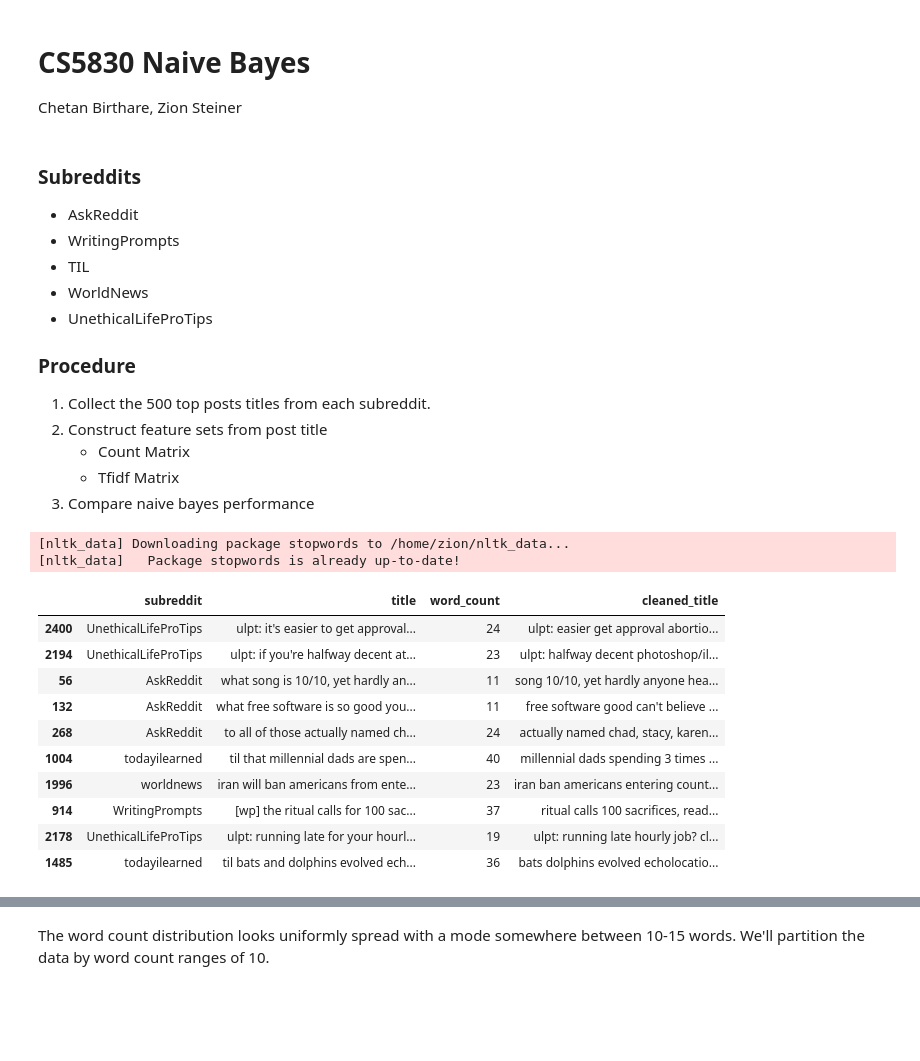
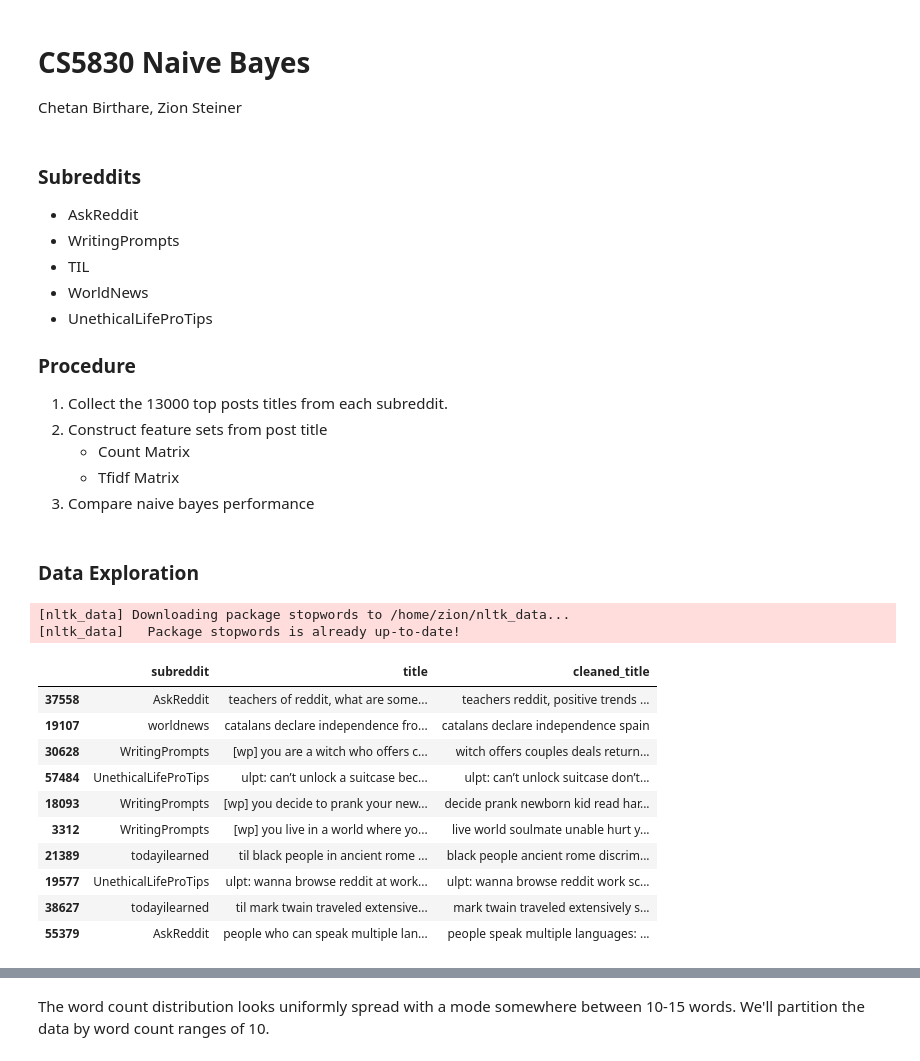
Before and after one commit to zionsteiner/NaiveBayesRedditTitleClassification, a Jupyter notebook: project5_zion.ipynb, the cells around one changed output, grey strips where cells are left out. Cells and saved outputs as stored; diff of their text form; code cells hidden in the pictures; blank space fills up the shorter version.

```diff
--- a/project5_zion.ipynb
+++ b/project5_zion.ipynb
@@ -17,7 +17,7 @@ import praw
 * UnethicalLifeProTips
 
 ### Procedure
-1. Collect the 500 top posts titles from each subreddit.
+1. Collect the 13000 top posts titles from each subreddit.
 2. Construct feature sets from post title
     * Count Matrix
     * Tfidf Matrix
@@ -40,28 +40,30 @@ for sub in subs:
+# %% [markdown]
+### Data Exploration
 # %%
 # Remove stopwords (a, the, that, etc) from titles
 
 from nltk.corpus import stopwords
 import nltk
 nltk.download('stopwords')
 
 stop_words = set(stopwords.words('english')) | set(['would', 'ulpt', '[wp]', 'til', '[eu]', '[ot]', '[pi]', '[serious]'])
 
-df_title = pd.read_csv('data/titles.csv', index_col=0)
+df_title = pd.read_csv('data/titles_65k.csv', index_col=0)
 
 df_title['cleaned_title'] = df_title['title'].apply(lambda title: ' '.join([word for word in title.split() if word not in stop_words]))
 df_title.to_csv('data/titles.csv')
 df_title.sample(10)
 # %% [output]
 [nltk_data] Downloading package stopwords to /home/zion/nltk_data...
 [nltk_data]   Package stopwords is already up-to-date!
-|  | subreddit | title | word_count | cleaned_title |
-| 2400 | UnethicalLifeProTips | ulpt: it's easier to get approval... | 24 | ulpt: easier get approval abortio... |
-| 2194 | UnethicalLifeProTips | ulpt: if you're halfway decent at... | 23 | ulpt: halfway decent photoshop/il... |
-| 56 | AskReddit | what song is 10/10, yet hardly an... | 11 | song 10/10, yet hardly anyone hea... |
-| 132 | AskReddit | what free software is so good you... | 11 | free software good can't believe ... |
-| 268 | AskReddit | to all of those actually named ch... | 24 | actually named chad, stacy, karen... |
-| 1004 | todayilearned | til that millennial dads are spen... | 40 | millennial dads spending 3 times ... |
-| 1996 | worldnews | iran will ban americans from ente... | 23 | iran ban americans entering count... |
-| 914 | WritingPrompts | [wp] the ritual calls for 100 sac... | 37 | ritual calls 100 sacrifices, read... |
-| 2178 | UnethicalLifeProTips | ulpt: running late for your hourl... | 19 | ulpt: running late hourly job? cl... |
-| 1485 | todayilearned | til bats and dolphins evolved ech... | 36 | bats dolphins evolved echolocatio... |
+|  | subreddit | title | cleaned_title |
+| 37558 | AskReddit | teachers of reddit, what are some... | teachers reddit, positive trends ... |
+| 19107 | worldnews | catalans declare independence fro... | catalans declare independence spain |
+| 30628 | WritingPrompts | [wp] you are a witch who offers c... | witch offers couples deals return... |
+| 57484 | UnethicalLifeProTips | ulpt: can’t unlock a suitcase bec... | ulpt: can’t unlock suitcase don’t... |
+| 18093 | WritingPrompts | [wp] you decide to prank your new... | decide prank newborn kid read har... |
+| 3312 | WritingPrompts | [wp] you live in a world where yo... | live world soulmate unable hurt y... |
+| 21389 | todayilearned | til black people in ancient rome ... | black people ancient rome discrim... |
+| 19577 | UnethicalLifeProTips | ulpt: wanna browse reddit at work... | ulpt: wanna browse reddit work sc... |
+| 38627 | todayilearned | til mark twain traveled extensive... | mark twain traveled extensively s... |
+| 55379 | AskReddit | people who can speak multiple lan... | people speak multiple languages: ... |
```
Also changed, not shown: parts of 22 cells of this notebook, 10 other files.
